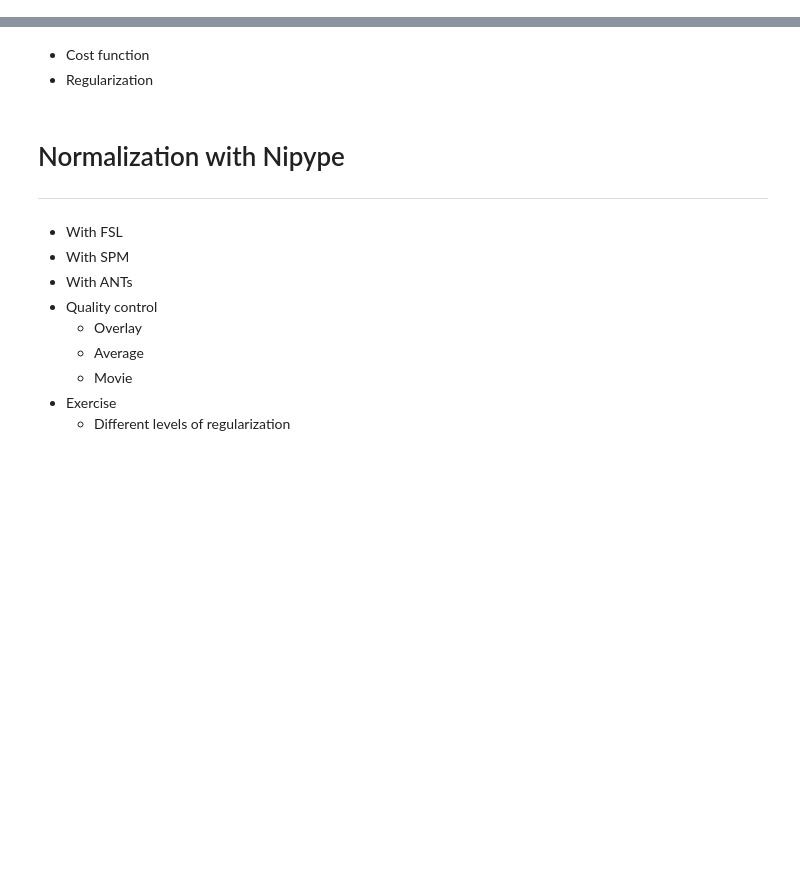
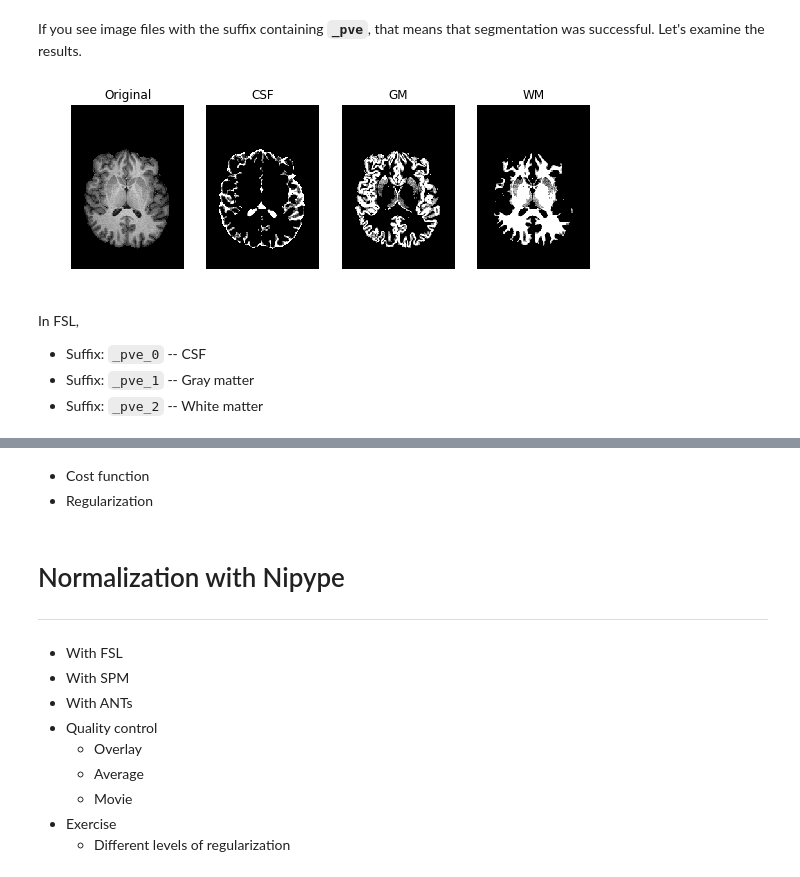
Before and after one commit to sathayas/JupyterfMRIFall2018, a Jupyter notebook: Normalization.ipynb, the cells around one changed output, grey strips where cells are left out. Drawn from its saved outputs; the diff is of its cells as text; code cells hidden in the pictures; blank space fills up the shorter version.

```diff
--- a/Normalization.ipynb
+++ b/Normalization.ipynb
@@ -43,0 +179,14 @@ Here is an example of how `nipype` implements different steps. The diagram such
+# %%
+import os
+import numpy as np
+import nibabel as nib
+import matplotlib.pyplot as plt
+import nipype.interfaces.fsl as fsl # importing FSL interface functions
+
+
+# Directory where your data set resides. This needs to be customized
+#dataDir = '/home/satoru/Teaching/fMRI_Fall_2018/Data/ds102'
+dataDir = '/Users/sh45474/Documents/Teaching/fMRI_Fall_2018/Data/ds102'
+
+# an T1 weighted image from one of the subjects, skull stripped
+imageT1 = os.path.join(dataDir,'sub-26/anat/sub-26_T1w_brain.nii.gz')
@@ -43,0 +202,3 @@ Here is an example of how `nipype` implements different steps. The diagram such
+# %%
+# output base name
+outBase = imageT1.replace('.gz','').replace('.nii','')
@@ -43,0 +233,32 @@ Here is an example of how `nipype` implements different steps. The diagram such
+# %% [markdown]
+If you see image files with the suffix containing **`_pve`**, that means that segmentation was successful. Let's examine the results.
+# %%
+
+# loading the data matrices
+X = load_nii_data(outBase+'.nii.gz')
+Xseg0 = load_nii_data(outBase+'_pve_0.nii.gz')
+Xseg1 = load_nii_data(outBase+'_pve_1.nii.gz')
+Xseg2 = load_nii_data(outBase+'_pve_2.nii.gz')
+
+# showing the before and after images
+plt.figure(figsize=[8,3])
+plt.subplot(141)
+show_section(X, 'xy', 140)
+plt.title('Original')
+plt.subplot(142)
+show_section(Xseg0, 'xy', 140)
+plt.title('CSF')
+plt.subplot(143)
+show_section(Xseg1, 'xy', 140)
+plt.title('GM')
+plt.subplot(144)
+show_section(Xseg2, 'xy', 140)
+plt.title('WM')
+plt.show()
+# %% [output]
+[figure, added]
+# %% [markdown]
+In FSL,
+  * Suffix: `_pve_0` -- CSF
+  * Suffix: `_pve_1` -- Gray matter
+  * Suffix: `_pve_2` -- White matter
```
Also changed, not shown: parts of 31 cells of this notebook.
